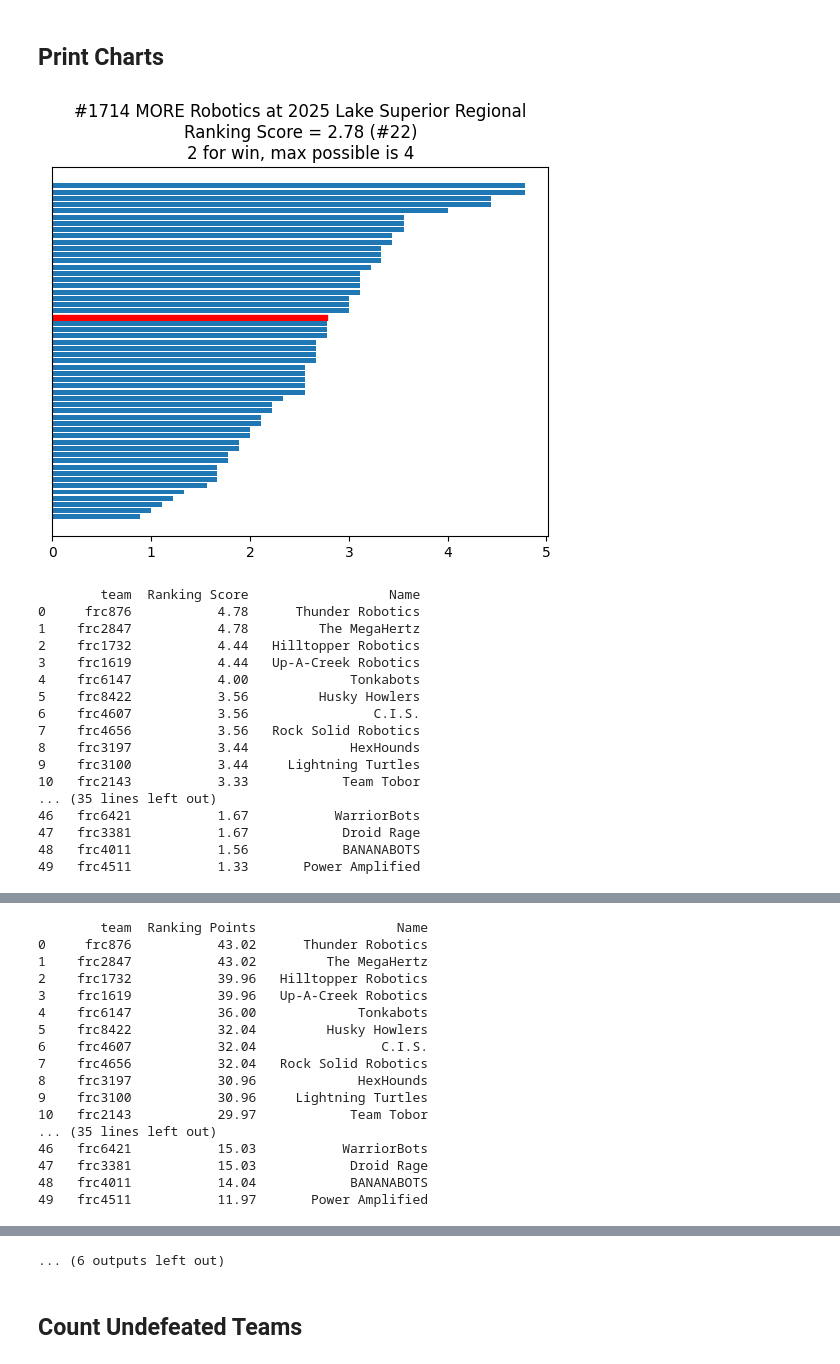
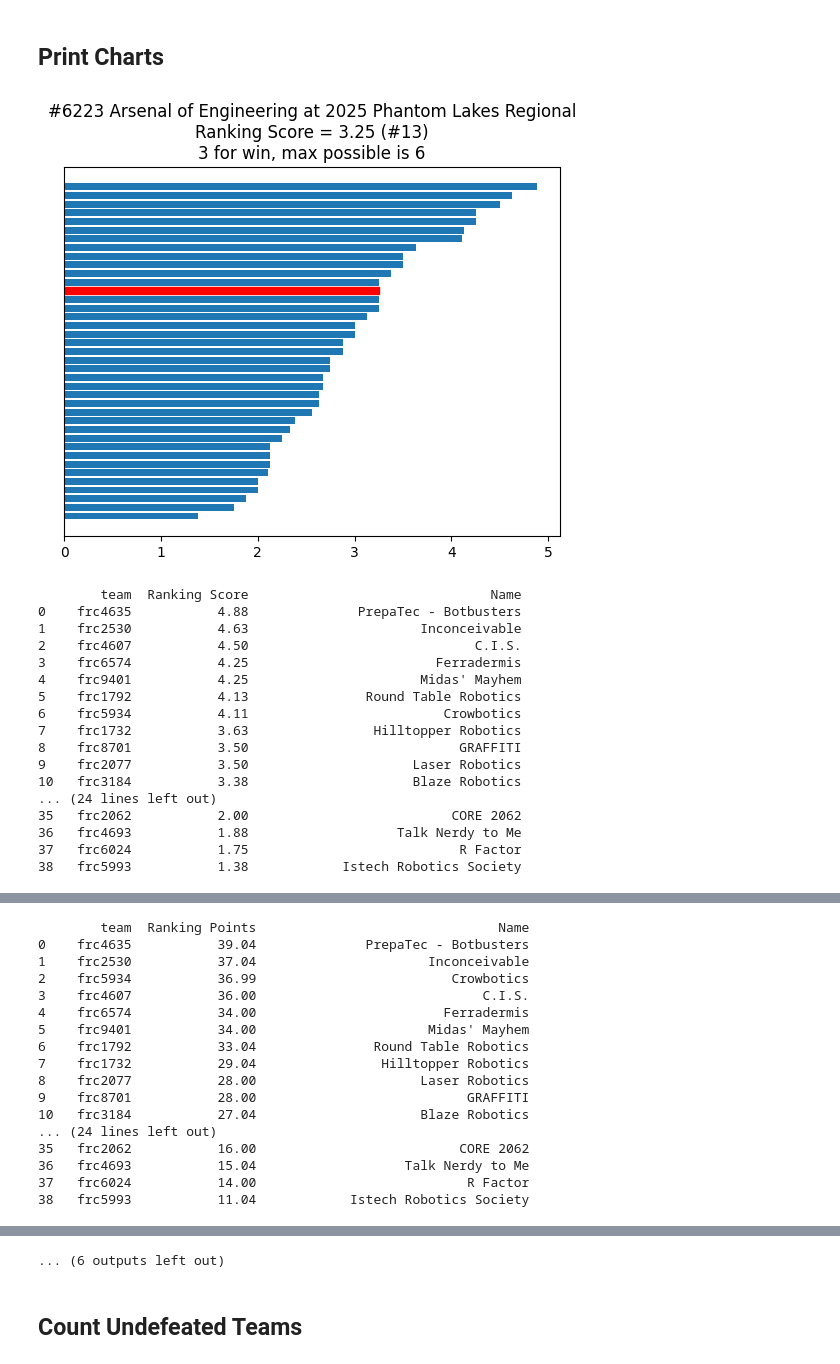
Before and after one commit to Arsenal-of-Engineering/tba-api-example, a Jupyter notebook: EventMetrics.ipynb, the cells around one changed output, grey strips where cells are left out. Drawn from its saved outputs; the diff is of its cells as text; code cells hidden in the pictures.

```diff
--- a/EventMetrics.ipynb
+++ b/EventMetrics.ipynb
@@ -27,8 +27,8 @@ def get_event_name(event_id):
 # %% [markdown]
 ## Default Team and Event
 # %%
-TEAM = 'frc1714'
-EVENT_KEY = '2025mndu'
+TEAM = 'frc6223'
+EVENT_KEY = '2025wimu'
 
 TEAM_NAME = get_team_name(TEAM)
 EVENT_NAME = get_event_name(EVENT_KEY)
@@ -147,32 +147,32 @@ def print_chart(df, col, title, invert=False):
 # %% [markdown]
 ## Print Charts
 # %%
-print_chart(df, 'Ranking Score', 'Ranking Score\n2 for win, max possible is 4')
+print_chart(df, 'Ranking Score', 'Ranking Score\n3 for win, max possible is 6')
 print_chart(df, 'Ranking Points', 'Ranking Points\nTotal for Event')
 print_chart(df, 'Avg Coop', 'Avg Coop\nEither 0 or 1 per match')
 print_chart(df, 'Avg Match', 'Avg Match\nAvg points per match')
 print_chart(df, 'Avg Auto', 'Avg Auto\nAvg auto points per match')
 print_chart(df, 'Avg Barge', 'Avg Barge\nAvg stage points per match')
 
 print_chart(df, 'opr', 'Offensive Power Rating\naverage point contribution of a team to an alliance')
 print_chart(df, 'dpr', 'Defensive Power Rating\naverage opponent points allowed', True)
 print_chart(df, 'ccwm', 'Calculated Contribution to Winning Margin\nOPR - DPR')
 # %% [output]
-[figure, old version]
+[figure, new version]
-        team  Ranking Score                  Name
-0     frc876           4.78      Thunder Robotics
-1    frc2847           4.78         The MegaHertz
-2    frc1732           4.44   Hilltopper Robotics
-3    frc1619           4.44   Up-A-Creek Robotics
-4    frc6147           4.00             Tonkabots
-5    frc8422           3.56         Husky Howlers
-6    frc4607           3.56                C.I.S.
-7    frc4656           3.56   Rock Solid Robotics
-8    frc3197           3.44             HexHounds
-9    frc3100           3.44     Lightning Turtles
-10   frc2143           3.33            Team Tobor
-... (35 lines left out)
-46   frc6421           1.67           WarriorBots
-47   frc3381           1.67            Droid Rage
-48   frc4011           1.56            BANANABOTS
-49   frc4511           1.33       Power Amplified
+        team  Ranking Score                               Name
+0    frc4635           4.88              PrepaTec - Botbusters
+1    frc2530           4.63                      Inconceivable
+2    frc4607           4.50                             C.I.S.
+3    frc6574           4.25                        Ferradermis
+4    frc9401           4.25                      Midas' Mayhem
+5    frc1792           4.13               Round Table Robotics
+6    frc5934           4.11                         Crowbotics
+7    frc1732           3.63                Hilltopper Robotics
+8    frc8701           3.50                           GRAFFITI
+9    frc2077           3.50                     Laser Robotics
+10   frc3184           3.38                     Blaze Robotics
+... (24 lines left out)
+35   frc2062           2.00                          CORE 2062
+36   frc4693           1.88                   Talk Nerdy to Me
+37   frc6024           1.75                           R Factor
+38   frc5993           1.38            Istech Robotics Society
@@ -180,17 +180,17 @@ print_chart(df, 'ccwm', 'Calculated Contribution to Winning Margin\nOPR - DPR')
-        team  Ranking Points                  Name
-0     frc876           43.02      Thunder Robotics
-1    frc2847           43.02         The MegaHertz
-2    frc1732           39.96   Hilltopper Robotics
-3    frc1619           39.96   Up-A-Creek Robotics
-4    frc6147           36.00             Tonkabots
-5    frc8422           32.04         Husky Howlers
-6    frc4607           32.04                C.I.S.
-7    frc4656           32.04   Rock Solid Robotics
-8    frc3197           30.96             HexHounds
-9    frc3100           30.96     Lightning Turtles
-10   frc2143           29.97            Team Tobor
-... (35 lines left out)
-46   frc6421           15.03           WarriorBots
-47   frc3381           15.03            Droid Rage
-48   frc4011           14.04            BANANABOTS
-49   frc4511           11.97       Power Amplified
+        team  Ranking Points                               Name
+0    frc4635           39.04              PrepaTec - Botbusters
+1    frc2530           37.04                      Inconceivable
+2    frc5934           36.99                         Crowbotics
+3    frc4607           36.00                             C.I.S.
+4    frc6574           34.00                        Ferradermis
+5    frc9401           34.00                      Midas' Mayhem
+6    frc1792           33.04               Round Table Robotics
+7    frc1732           29.04                Hilltopper Robotics
+8    frc2077           28.00                     Laser Robotics
+9    frc8701           28.00                           GRAFFITI
+10   frc3184           27.04                     Blaze Robotics
+... (24 lines left out)
+35   frc2062           16.00                          CORE 2062
+36   frc4693           15.04                   Talk Nerdy to Me
+37   frc6024           14.00                           R Factor
+38   frc5993           11.04            Istech Robotics Society
```
Also changed, not shown: parts of 4 cells of this notebook, 5 other files.
